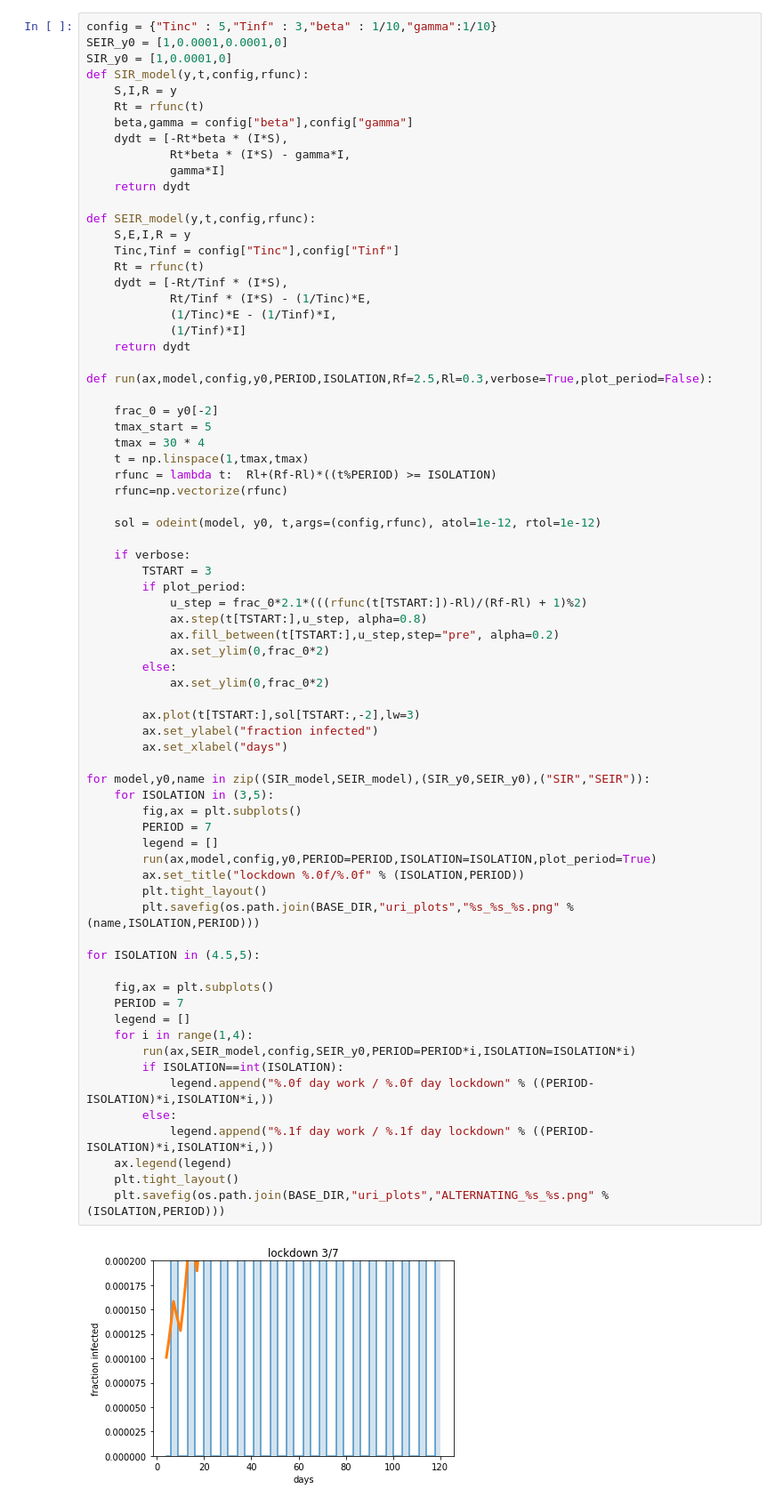
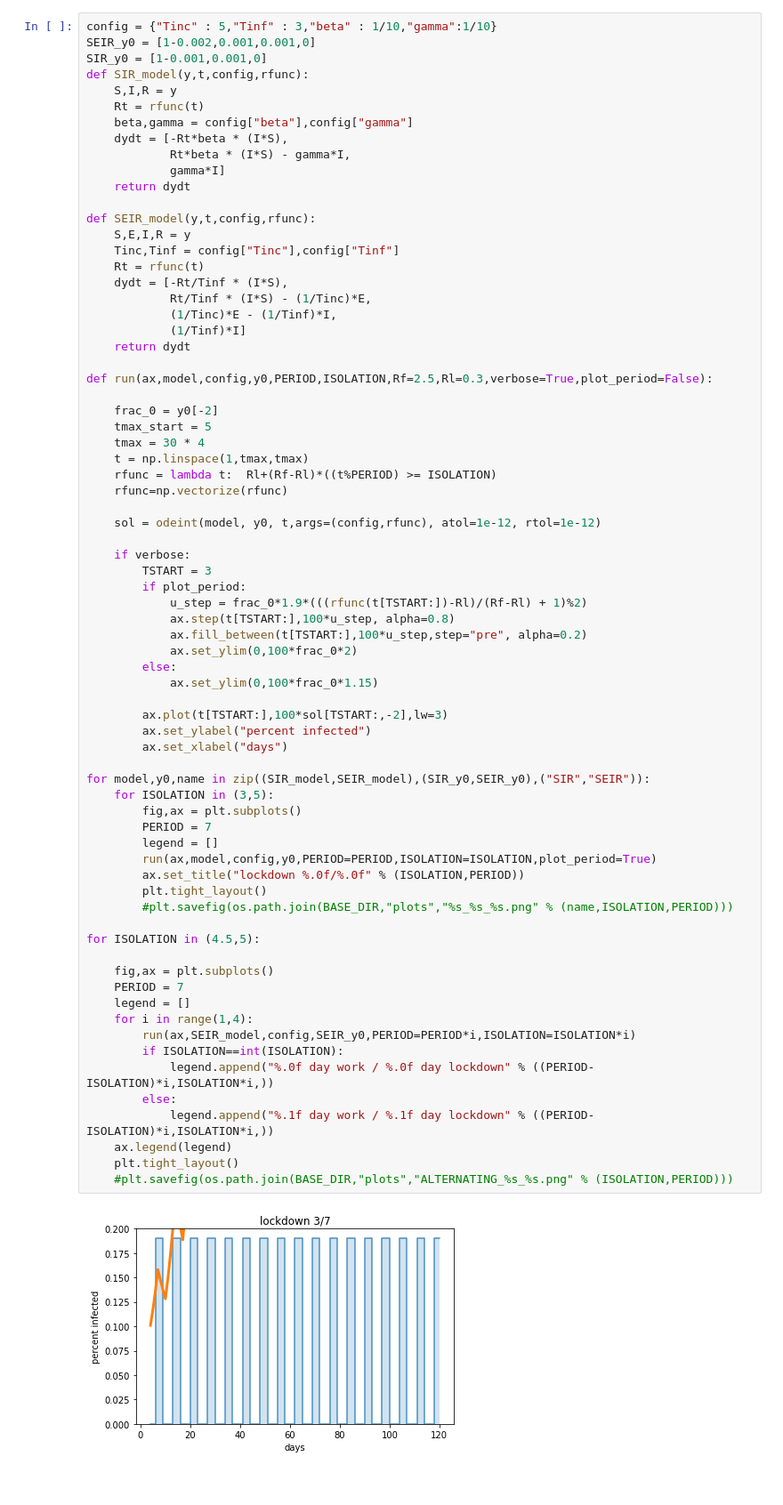
Before and after one commit to omerka-weizmann/2_day_workweek, a Jupyter notebook: 2_day_workweek_sim.ipynb, the cells around one changed output. Shown at 89% size. Saved outputs shown, nothing was run; the diff lists cells and outputs as text.

```diff
--- a/2_day_workweek_sim.ipynb
+++ b/2_day_workweek_sim.ipynb
@@ -12,7 +11,7 @@ BASE_DIR = "/Users/omerkarin/Desktop/covid19/2_day_workweek"
 # %%
 config = {"Tinc" : 5,"Tinf" : 3,"beta" : 1/10,"gamma":1/10}
-SEIR_y0 = [1,0.0001,0.0001,0]
-SIR_y0 = [1,0.0001,0]
+SEIR_y0 = [1-0.002,0.001,0.001,0]
+SIR_y0 = [1-0.001,0.001,0]
 def SIR_model(y,t,config,rfunc):
     S,I,R = y
     Rt = rfunc(t)
@@ -46,40 +45,40 @@ def run(ax,model,config,y0,PERIOD,ISOLATION,Rf=2.5,Rl=0.3,verbose=True,plot_peri
     if verbose:
         TSTART = 3
         if plot_period:
-            u_step = frac_0*2.1*(((rfunc(t[TSTART:])-Rl)/(Rf-Rl) + 1)%2)
-            ax.step(t[TSTART:],u_step, alpha=0.8)
-            ax.fill_between(t[TSTART:],u_step,step="pre", alpha=0.2)
-            ax.set_ylim(0,frac_0*2)
+            u_step = frac_0*1.9*(((rfunc(t[TSTART:])-Rl)/(Rf-Rl) + 1)%2)
+            ax.step(t[TSTART:],100*u_step, alpha=0.8)
+            ax.fill_between(t[TSTART:],100*u_step,step="pre", alpha=0.2)
+            ax.set_ylim(0,100*frac_0*2)
         else:
-            ax.set_ylim(0,frac_0*2)
+            ax.set_ylim(0,100*frac_0*1.15)
 
-        ax.plot(t[TSTART:],sol[TSTART:,-2],lw=3)
-        ax.set_ylabel("fraction infected")
+        ax.plot(t[TSTART:],100*sol[TSTART:,-2],lw=3)
+        ax.set_ylabel("percent infected")
         ax.set_xlabel("days")
 
 for model,y0,name in zip((SIR_model,SEIR_model),(SIR_y0,SEIR_y0),("SIR","SEIR")):
     for ISOLATION in (3,5):
         fig,ax = plt.subplots()
         PERIOD = 7
         legend = []
         run(ax,model,config,y0,PERIOD=PERIOD,ISOLATION=ISOLATION,plot_period=True)
         ax.set_title("lockdown %.0f/%.0f" % (ISOLATION,PERIOD))
         plt.tight_layout()
-        plt.savefig(os.path.join(BASE_DIR,"uri_plots","%s_%s_%s.png" % (name,ISOLATION,PERIOD)))
+        #plt.savefig(os.path.join(BASE_DIR,"plots","%s_%s_%s.png" % (name,ISOLATION,PERIOD)))
 
 for ISOLATION in (4.5,5):
 
     fig,ax = plt.subplots()
     PERIOD = 7
     legend = []
     for i in range(1,4):
         run(ax,SEIR_model,config,SEIR_y0,PERIOD=PERIOD*i,ISOLATION=ISOLATION*i)
         if ISOLATION==int(ISOLATION):
             legend.append("%.0f day work / %.0f day lockdown" % ((PERIOD-ISOLATION)*i,ISOLATION*i,))
         else:
             legend.append("%.1f day work / %.1f day lockdown" % ((PERIOD-ISOLATION)*i,ISOLATION*i,))
     ax.legend(legend)
     plt.tight_layout()
-    plt.savefig(os.path.join(BASE_DIR,"uri_plots","ALTERNATING_%s_%s.png" % (ISOLATION,PERIOD)))
+    #plt.savefig(os.path.join(BASE_DIR,"plots","ALTERNATING_%s_%s.png" % (ISOLATION,PERIOD)))
 # %% [output]
-[figure, old version]
+[figure, new version]
```
Also changed, not shown: parts of 2 cells of this notebook.
